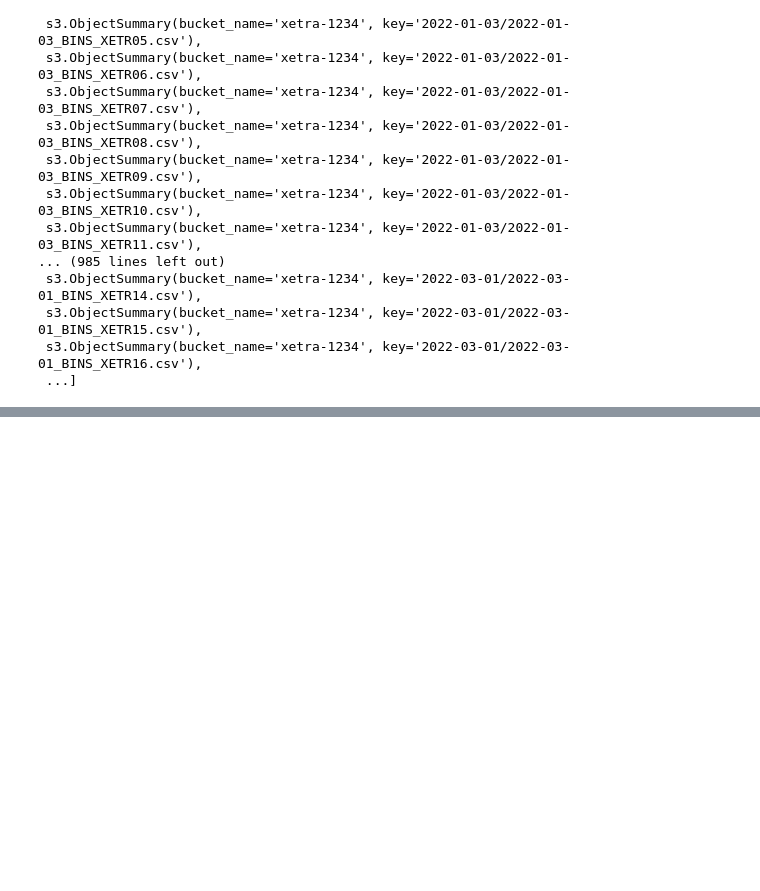
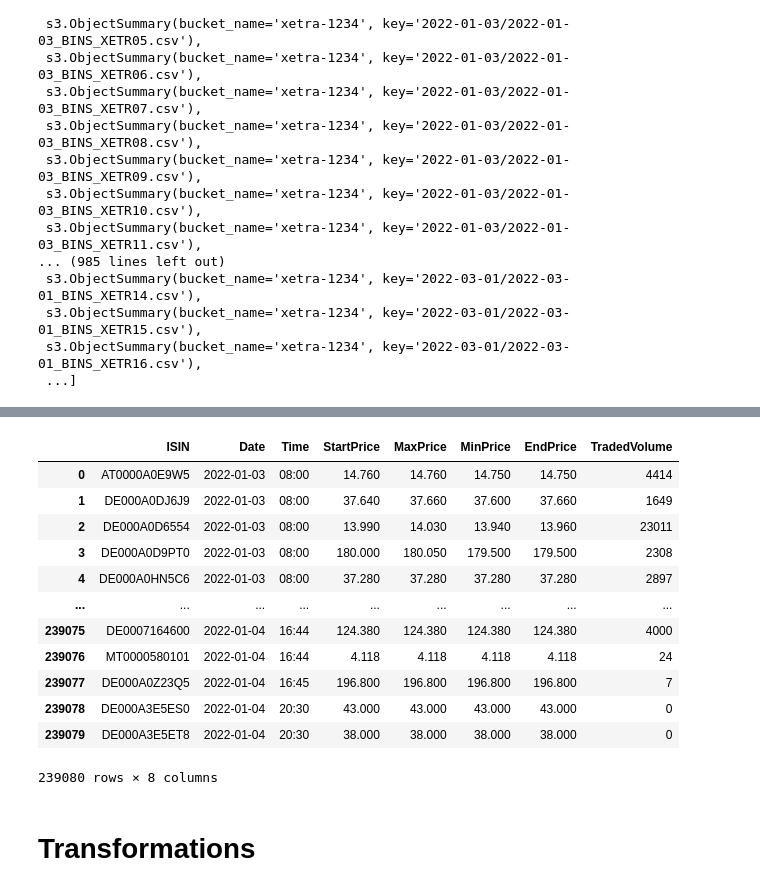
Before and after one commit to kspyrikos/ETL-pipelines, a Jupyter notebook: etl_pipelines.ipynb, the cells around one changed output, grey strips where cells are left out. Cells and saved outputs as stored; diff of their text form; code cells hidden in the pictures; blank space fills up the shorter version.

```diff
--- a/etl_pipelines.ipynb
+++ b/etl_pipelines.ipynb
@@ -54,0 +91,19 @@ df
+# %%
+df_all.dropna(inplace=True)
+df_all
+# %% [output]
+|  | ISIN | Date | Time | StartPrice | MaxPrice | MinPrice | EndPrice | TradedVolume |
+| 0 | AT0000A0E9W5 | 2022-01-03 | 08:00 | 14.760 | 14.760 | 14.750 | 14.750 | 4414 |
+| 1 | DE000A0DJ6J9 | 2022-01-03 | 08:00 | 37.640 | 37.660 | 37.600 | 37.660 | 1649 |
+| 2 | DE000A0D6554 | 2022-01-03 | 08:00 | 13.990 | 14.030 | 13.940 | 13.960 | 23011 |
+| 3 | DE000A0D9PT0 | 2022-01-03 | 08:00 | 180.000 | 180.050 | 179.500 | 179.500 | 2308 |
+| 4 | DE000A0HN5C6 | 2022-01-03 | 08:00 | 37.280 | 37.280 | 37.280 | 37.280 | 2897 |
+| ... | ... | ... | ... | ... | ... | ... | ... | ... |
+| 239075 | DE0007164600 | 2022-01-04 | 16:44 | 124.380 | 124.380 | 124.380 | 124.380 | 4000 |
+| 239076 | MT0000580101 | 2022-01-04 | 16:44 | 4.118 | 4.118 | 4.118 | 4.118 | 24 |
+| 239077 | DE000A0Z23Q5 | 2022-01-04 | 16:45 | 196.800 | 196.800 | 196.800 | 196.800 | 7 |
+| 239078 | DE000A3E5ES0 | 2022-01-04 | 20:30 | 43.000 | 43.000 | 43.000 | 43.000 | 0 |
+| 239079 | DE000A3E5ET8 | 2022-01-04 | 20:30 | 38.000 | 38.000 | 38.000 | 38.000 | 0 |
+239080 rows × 8 columns
+# %% [markdown]
+# Transformations
```
Also changed, not shown: parts of 7 cells of this notebook, 1 other file.
